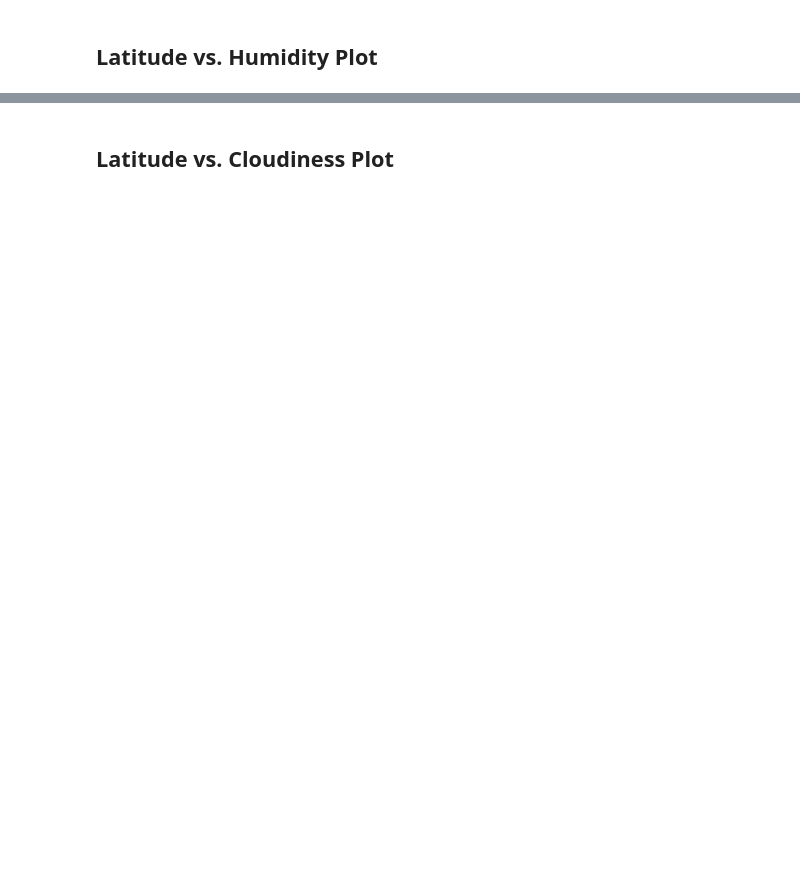
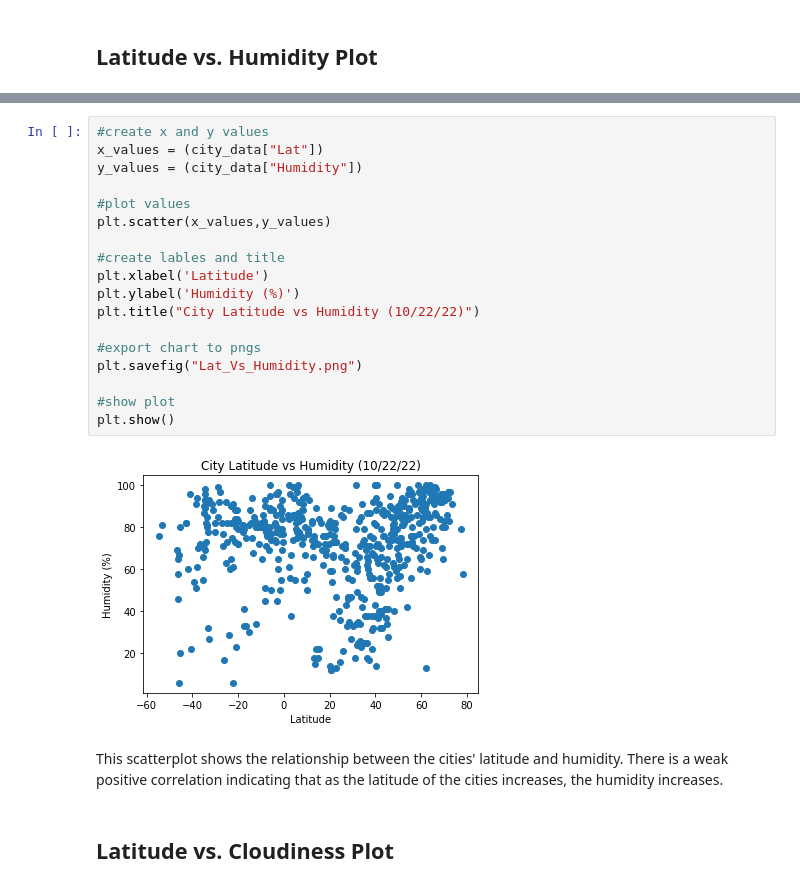
Before and after one commit to bmilne64/Ideal-Vacation-Spots, a Jupyter notebook: Instructions/starter_code/WeatherPy/WeatherPy-Bronwyn.ipynb, the cells around one changed output, grey strips where cells are left out. Drawn from its saved outputs; the diff is of its cells as text; blank space fills up the shorter version.

```diff
--- a/Instructions/starter_code/WeatherPy/WeatherPy-Bronwyn.ipynb
+++ b/Instructions/starter_code/WeatherPy/WeatherPy-Bronwyn.ipynb
@@ -143,2 +279,24 @@ Int64Index([], dtype='int64')
+# %%
+#create x and y values
+x_values = (city_data["Lat"])
+y_values = (city_data["Humidity"])
+
+#plot values
+plt.scatter(x_values,y_values)
+
+#create lables and title
+plt.xlabel('Latitude')
+plt.ylabel('Humidity (%)')
+plt.title("City Latitude vs Humidity (10/22/22)")
+
+#export chart to pngs
+plt.savefig("Lat_Vs_Humidity.png")
+
+#show plot
+plt.show()
+# %% [output]
+[figure, added]
+# %% [markdown]
+This scatterplot shows the relationship between the cities' latitude and humidity. There is a weak positive correlation indicating that as the latitude of the cities increases, the humidity increases.
 # %% [markdown]
 ## Latitude vs. Cloudiness Plot
```
Also changed, not shown: parts of 49 cells of this notebook, 20 other files.
